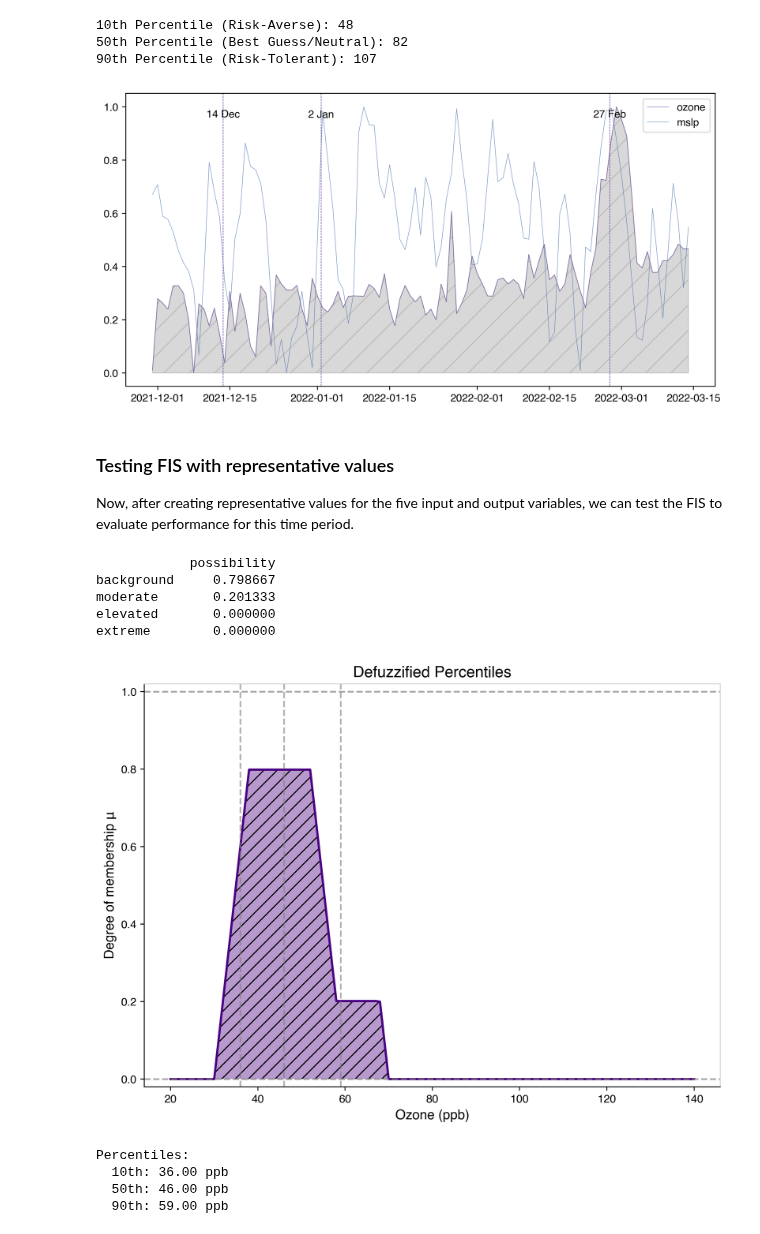
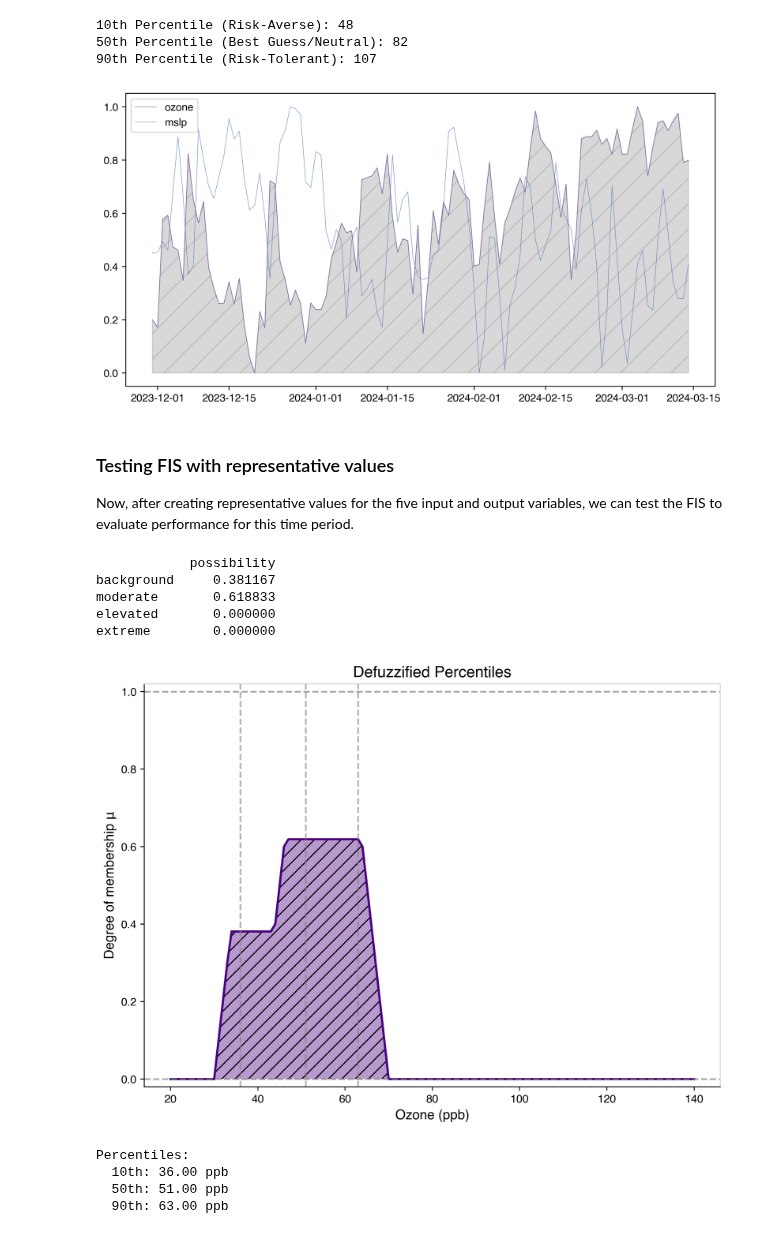
Before and after one commit to Bingham-Research-Center/clyfar, a Jupyter notebook: fis/clyfar_v1.ipynb, the cells around one changed output. Saved outputs shown, nothing was run; the diff lists cells and outputs as text; code cells hidden in the pictures.

Commit message:
Added feature to run different years for hindcasts. Evidently still tuning to be done!

```diff
--- a/fis/clyfar_v1.ipynb
+++ b/fis/clyfar_v1.ipynb
@@ -72,6 +72,8 @@ solar_cats = {
 # Define the maroon/purple color for the example lines
 fave_color = '#4B0082'
 # %%
+year = 2024
+
 snow_stids = ['COOPJENU1', 'COOPFTDU1', 'COOPALMU1', 'COOPDINU1', 'COOPROSU1',
               'COOPVELU1', 'COOPDSNU1', 'COOPOURU1', 'COOPNELU1']
 wind_stids = ['DURU1', 'A1622', 'SPMU1', 'QV4', 'WAXU1', 'E8302', 'KVEL', 'QRS', 'MYT5']
@@ -694,7 +696,7 @@ high solar[high]
 # Elevated trapezium is 55-65-75-85
 # Extreme trapezium is 70-80-100-140 (can consider h<1 ?!)
 
-ozone['background'] = trapmf_from_quintuple(ozone_uod, 30, 40, 50, 60, h=1.0)
+ozone['background'] = trapmf_from_quintuple(ozone_uod, 25, 40, 50, 60, h=1.0)
 ozone['moderate'] = trapmf_from_quintuple(ozone_uod, 40, 50, 60, 70, h=1.0)
 ozone['elevated'] = trapmf_from_quintuple(ozone_uod, 50, 60, 75, 85, h=1.0)
 ozone['extreme'] = trapmf_from_quintuple(ozone_uod, 75, 85, 90, 120, h=1.0)
@@ -842,7 +844,7 @@ np.float64(93.83333333333337)
 ## Data load and evaluation
 We will load the observations, make inference/hindcasts, and produce reasonable *best*-, *average*-, and *worst*-case scenarios based on 10th, 50th, and 90th percentiles of the ozone possibility distribution $\pi$.
 # %%
-df, meta_df = ObsData.load_dfs("../data", "UB_obs_2022.parquet")
+df, meta_df = ObsData.load_dfs("../data", f"UB_obs_{year}.parquet")
 df.head(10)
 # %% [output]
 |  | air_temp | altimeter | ceiling | dew_point_temperature_set_1 | dew_point_temperature | pressure | ... |
@@ -1061,37 +1063,37 @@ def normalize_and_plot(data_dict, labels, ax=None, colors=None):
 
     # For 2021/2022 case study
     annotate_dates = True
-    if annotate_dates:
+    if annotate_dates and (year == 2022):
         # Add thick black lines with solid arrows for specific dates
         dates = ['2022-02-27', '2022-01-02', '2021-12-14']
         date_labels = ['27 Feb', '2 Jan', '14 Dec']
         for date, label in zip(dates, date_labels):
             date_timestamp = pd.Timestamp(date)
             ax.annotate('', xy=(date_timestamp, 0.96), xytext=(date_timestamp, 0.96),
                         arrowprops=dict(facecolor='black', shrink=0.05, width=5, headwidth=10))
             ax.text(date_timestamp, 0.96, label, ha='center', fontsize=10)
             # Vertical grey lines for each date here
             ax.axvline(date_timestamp, color=colors['ozone'], linestyle='--', lw=0.5)
 
     # Overlap forecast - need to create that elsewhere and pass it in
     pass
 
     ax.legend()
     plt.show()
     return
 
 # Example usage
 data_dict = {
     "ozone": repr_ozone,
     "mslp": repr_mslp,
     # "wind": repr_wind,
     # "snow": repr_snow,
     # "solar": repr_solar
 }
 labels = data_dict.keys()
 normalize_and_plot(data_dict, labels)
 # %% [output]
-[figure, old version]
+[figure, new version]
 # %% [markdown]
 ### Testing FIS with representative values
 Now, after creating representative values for the five input and output variables, we can test the FIS to evaluate performance for this time period.
@@ -1130,15 +1132,15 @@ for i, row in df_rep.iterrows():
     df_rep.at[i, 'ozone_90pc'] = pc_dict[90]
 # %% [output]
             possibility
-background     0.798667
-moderate       0.201333
+background     0.381167
+moderate       0.618833
 elevated       0.000000
 extreme        0.000000
-[figure, old version]
+[figure, new version]
 Percentiles:
   10th: 36.00 ppb
-  50th: 46.00 ppb
-  90th: 59.00 ppb
+  50th: 51.00 ppb
+  90th: 63.00 ppb
 # %%
 df_rep.head()
 # %% [output]
```
Also changed, not shown: parts of 4 cells of this notebook.
